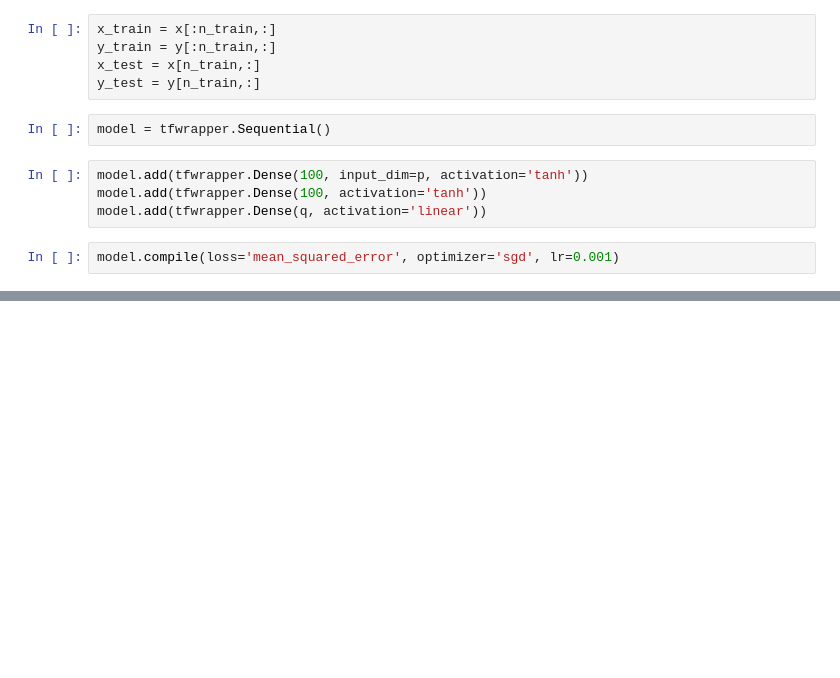
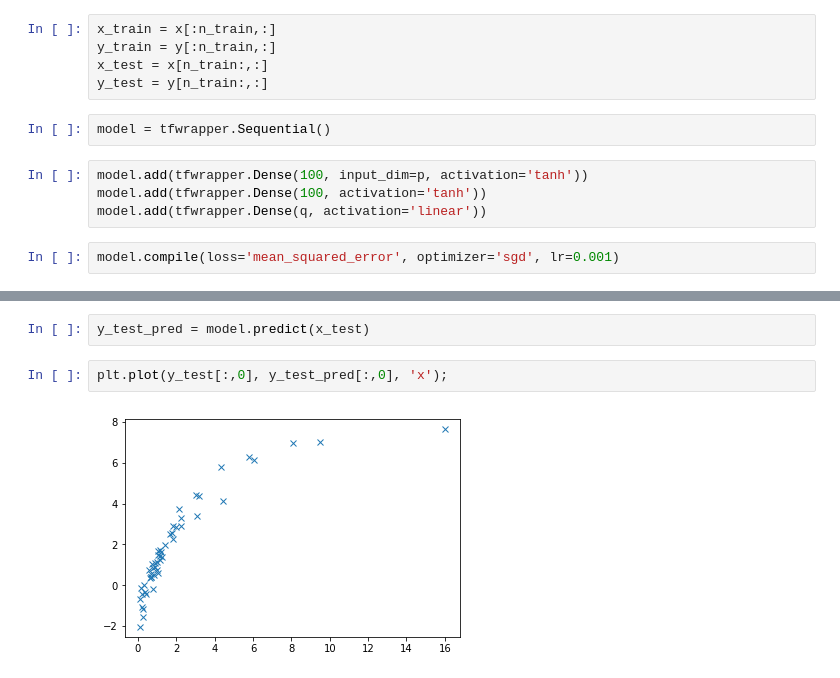
Before and after one commit to thalesians/tsa, a Jupyter notebook: src/jupyter/python/tfwrapper.ipynb, the cells around one changed output, grey strips where cells are left out. Cells and saved outputs as stored; diff of their text form; blank space fills up the shorter version.

Commit message:
Added prediction to tfwrapper.

```diff
--- a/src/jupyter/python/tfwrapper.ipynb
+++ b/src/jupyter/python/tfwrapper.ipynb
@@ -26,8 +26,8 @@ n_test = n - n_train
 # %%
 x_train = x[:n_train,:]
 y_train = y[:n_train,:]
-x_test = x[n_train,:]
-y_test = y[n_train,:]
+x_test = x[n_train:,:]
+y_test = y[n_train:,:]
 # %%
 model = tfwrapper.Sequential()
 # %%
@@ -54,0 +55,6 @@ plt.plot(y_train[:,2], y_train_pred[:,2], 'x');
+# %%
+y_test_pred = model.predict(x_test)
+# %%
+plt.plot(y_test[:,0], y_test_pred[:,0], 'x');
+# %% [output]
+[figure, added]
```
Also changed, not shown: parts of 6 cells of this notebook, 1 other file.
